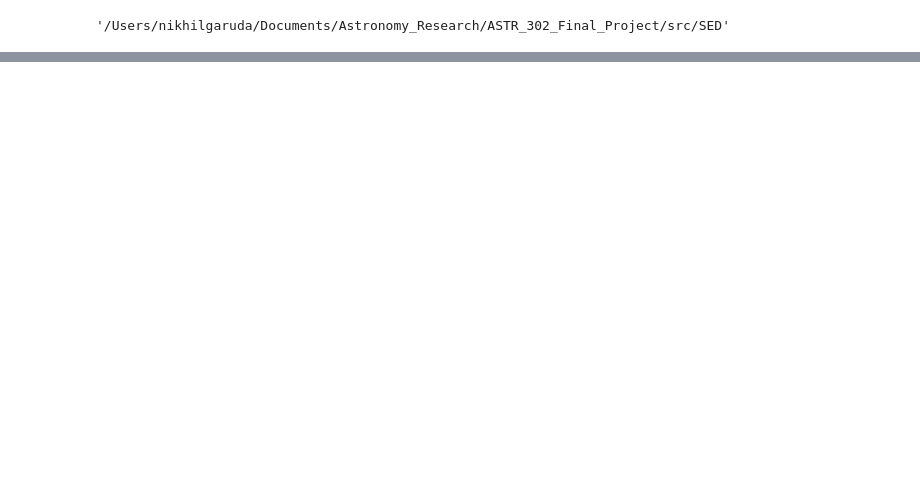
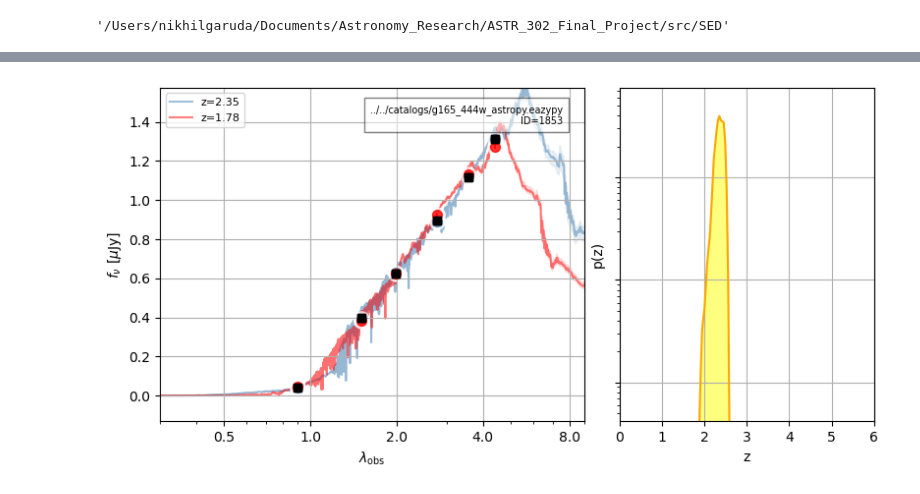
Before and after one commit to Nikhil0504/ASTR_302_Final_Project, a Jupyter notebook: src/SED/eazypy.ipynb, the cells around one changed output, grey strips where cells are left out. Drawn from its saved outputs; the diff is of its cells as text; code cells hidden in the pictures; blank space fills up the shorter version.

```diff
--- a/src/SED/eazypy.ipynb
+++ b/src/SED/eazypy.ipynb
@@ -111,9 +107,7 @@ ez.OBJID[4141]
-# %%
-from matplotlib import pyplot as plt
-
-# ids = np.where((ez.zbest > 2.3) & (ez.zbest < 2.7))
-for id in [4141, 4186, 4328, 4360, 4303]:
-# for id in [15513, 15304, 14193, 12558, 15604, 7771]: # pypher 444 catalog ids
-# for id in ez.cat['id']:
-    ez.show_fit(id=id, show_fnu=1, logpz=True, zr=[0, 6], show_components=False, show=True, vertical=False)
-    plt.show()
+# %%
+for id in [1853]:
+    fig, data = ez.show_fit(id=id, show_fnu=1, logpz=True, zr=[0, 6], show_components=False, show=True, vertical=False, template_color='steelblue')
+    axes = fig.axes[:1]
+    res = ez.show_fit(id=id, show_fnu=1, logpz=True, zr=[0, 6], show_components=False, show=True, vertical=False, template_color='red', zshow=1.781, axes=axes)
+    axes[0].legend(loc='upper left', fontsize=8)
+# %% [output]
@@ -119,0 +115 @@ for id in [4141, 4186, 4328, 4360, 4303]:
+[figure, added]
```
Also changed, not shown: parts of 6 cells of this notebook, 2 other files.
